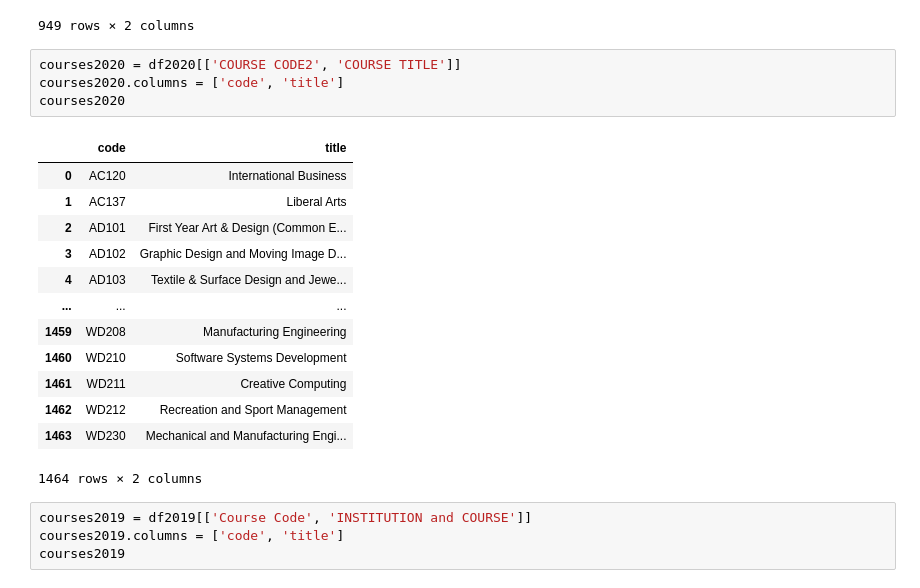
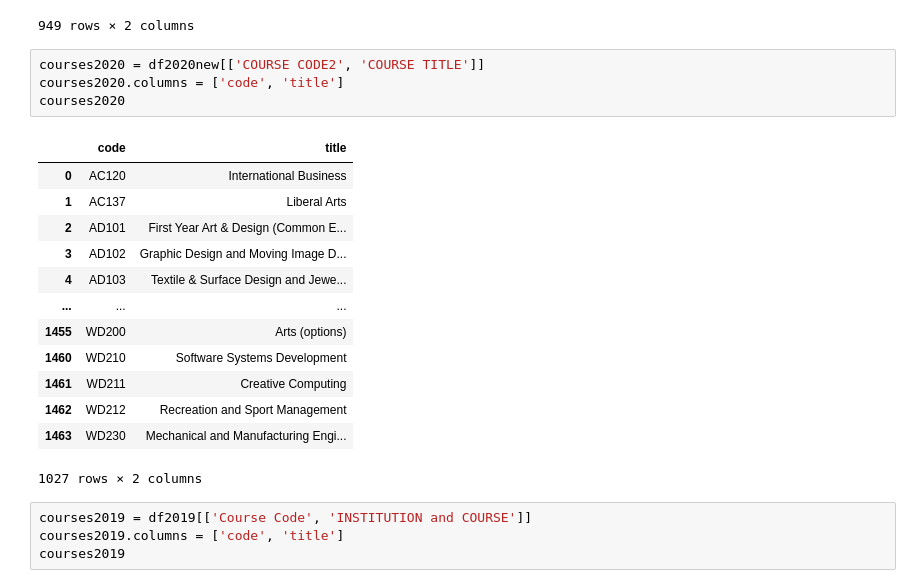
Before and after one commit to Michelleoc/fundamentals-of-data-analysis-assessment, a Jupyter notebook: cao-points-analysis.ipynb, the cells around one changed output. Drawn from its saved outputs; the diff is of its cells as text.

```diff
--- a/cao-points-analysis.ipynb
+++ b/cao-points-analysis.ipynb
@@ -359,23 +365,23 @@ courses2021
 | 948 | WD232 | Business Information Systems |
 949 rows × 2 columns
 # %%
-courses2020 = df2020[['COURSE CODE2', 'COURSE TITLE']]
+courses2020 = df2020new[['COURSE CODE2', 'COURSE TITLE']]
 courses2020.columns = ['code', 'title']
 courses2020
 # %% [output]
 |  | code | title |
 | 0 | AC120 | International Business |
 | 1 | AC137 | Liberal Arts |
 | 2 | AD101 | First Year Art & Design (Common E... |
 | 3 | AD102 | Graphic Design and Moving Image D... |
 | 4 | AD103 | Textile & Surface Design and Jewe... |
 | ... | ... | ... |
-| 1459 | WD208 | Manufacturing Engineering |
+| 1455 | WD200 | Arts (options) |
 | 1460 | WD210 | Software Systems Development |
 | 1461 | WD211 | Creative Computing |
 | 1462 | WD212 | Recreation and Sport Management |
 | 1463 | WD230 | Mechanical and Manufacturing Engi... |
-1464 rows × 2 columns
+1027 rows × 2 columns
 # %%
 courses2019 = df2019[['Course Code', 'INSTITUTION and COURSE']]
 courses2019.columns = ['code', 'title']
```
Also changed, not shown: parts of 32 cells of this notebook, 23 other files.
